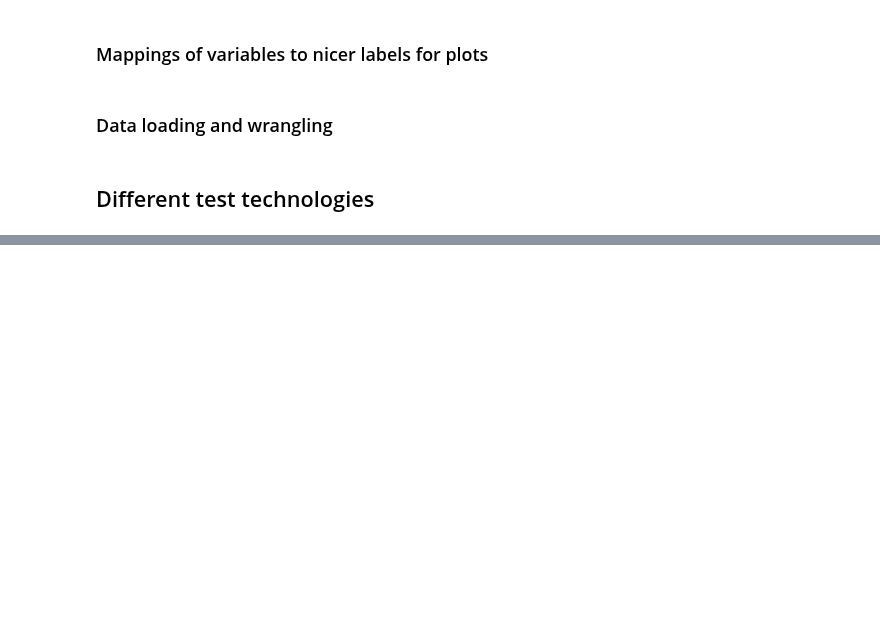
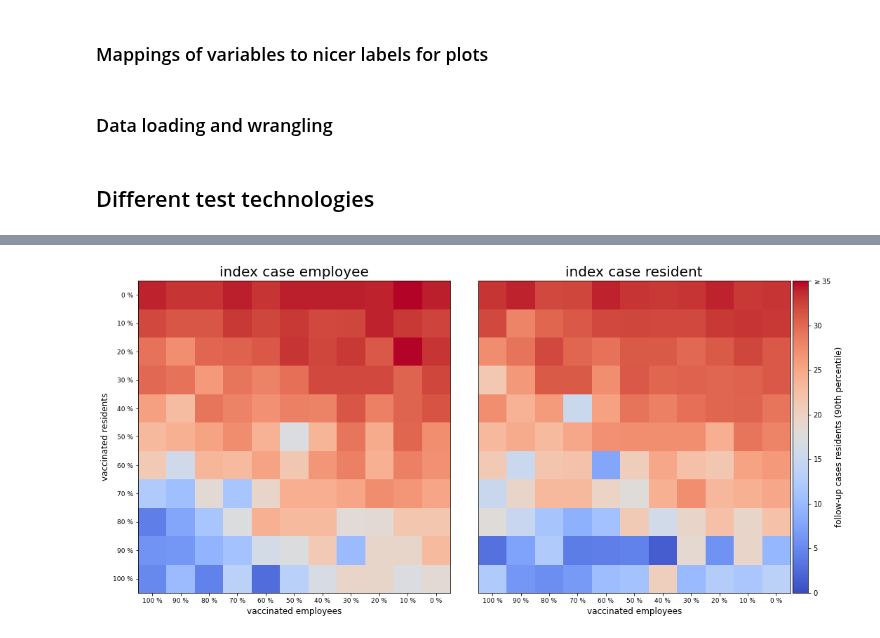
Before and after one commit to JanaLasser/nursing_home_SEIRX, a Jupyter notebook: analysis_vaccination.ipynb, the cells around one changed output, grey strips where cells are left out. Drawn from its saved outputs; the diff is of its cells as text; code cells hidden in the pictures; blank space fills up the shorter version.

```diff
--- a/analysis_vaccination.ipynb
+++ b/analysis_vaccination.ipynb
@@ -84,14 +76,9 @@ os.chdir(home+'/agent_based_COVID_SEIRX/src/')
 # %%
-res_path = home+'/nursing_home_SEIRX/data/simulation_results'
-dst_path = home+'/nursing_home_SEIRX/plots/'
-sim_name = 'simulations_test_technology_screening_interval'
+res_path = '../data/simulation_results'
+dst_path = '../plots'
+sim_name = 'simulations_vaccination_rate'
 data = pd.read_csv(join(res_path,'{}.csv'.format(sim_name)))
 # %%
-# calculate the mean overall number of tests used as sum of all
-# diagnostic and preventive screening tests
-data['N_tests_mean'] = data['N_diagnostic_tests_mean'] +\
-    data['N_preventive_tests_mean']
-
 # replace strings with strings that are nicer for plotting
 data['resident_vaccination_probability'] = data['resident_vaccination_probability']\
     .replace(frequency_name_map)
@@ -99,10 +86,10 @@ data['employee_vaccination_probability'] = data['employee_vaccination_probabilit
     .replace(frequency_name_map)
 
 # set a multi-index to facilitate access to different scenarios that were simulated
-tuples = [(r['test_type'], r['resident_vaccination_probability'],\
+tuples = [(r['resident_vaccination_probability'],\
            r['employee_vaccination_probability']) for i,r in data.iterrows()]
 index = pd.MultiIndex.from_tuples(tuples,\
-    names=['test_type', 'resident_vaccination_probability', 'employee_vaccination_probability'])
+    names=['resident_vaccination_probability', 'employee_vaccination_probability'])
 data = data.set_index(index)
 # %% [markdown]
 ## Different test technologies
@@ -282,0 +96,54 @@ KeyError: 'same_day_PCR'
+# %%
+metric = 'infected_residents_0.90'
+sim_name = 'simulation_results'
+
+# figure layout & axis setup
+fig, axes = plt.subplots(1, 2, figsize=(15, 9))
+
+vmin=0
+vmax=35
+vstep=5
+
+# compare scenarios in which either employees or residents are the index case
+for i, index_case_mode, ax in zip([0, 1], ['employee', 'resident'], axes):
+    df = data[data['index_case'] == index_case_mode]
+
+    ax.set_title(index_case_map[index_case_mode], fontsize=20)
+
+    # set flag to set axis ticks only for heatmaps at the boundaries of
+    # the figure
+    xticks = True
+    yticks = False
+    if i == 0:
+        yticks = True
+
+    # plot heatmap of the scenario
+    img = get_image(df, metric)
+    if index_case_mode == 'resident':
+        # if a resident is the index case, we need to subtract 1 from the
+        # number of infected residents, to calculate the "outbreak size",
+        # which is defined as the number of FOLLOW-UP cases, given an index
+        # case
+        img = img - 1
+    img_plot = plot_heatmap_turnover_time(ax,img,vmin,vmax,xticks,yticks)
+
+# colorbar
+divider = make_axes_locatable(axes[1])
+cbar_ax = divider.append_axes('right', size='5%', pad=0.05)
+
+norm = mpl.colors.Normalize(vmin=vmin,vmax=vmax)
+sm = plt.cm.ScalarMappable(cmap= plt.get_cmap('coolwarm'), norm=norm)
+cbar = fig.colorbar(sm, cax=cbar_ax, orientation='vertical',\
+                        ticks=np.arange(vmin, vmax + 1, vstep))
+yticklabels = list(range(vmin, vmax, vstep)) + ['$\geq {}$'.format(vmax)]
+cbar.ax.set_yticklabels(yticklabels)
+cbar.set_label('{}'.format(metric_name_map[metric]), fontsize=12)
+
+# dummy axis to preserve spacing
+divider = make_axes_locatable(axes[0])
+cbar_ax = divider.append_axes('right', size='5%', pad=0.05)
+cbar_ax.set_axis_off()
+
+plt.tight_layout()
+# %% [output]
+[figure, added]
```
Also changed, not shown: parts of 7 cells of this notebook, 2 other files.
